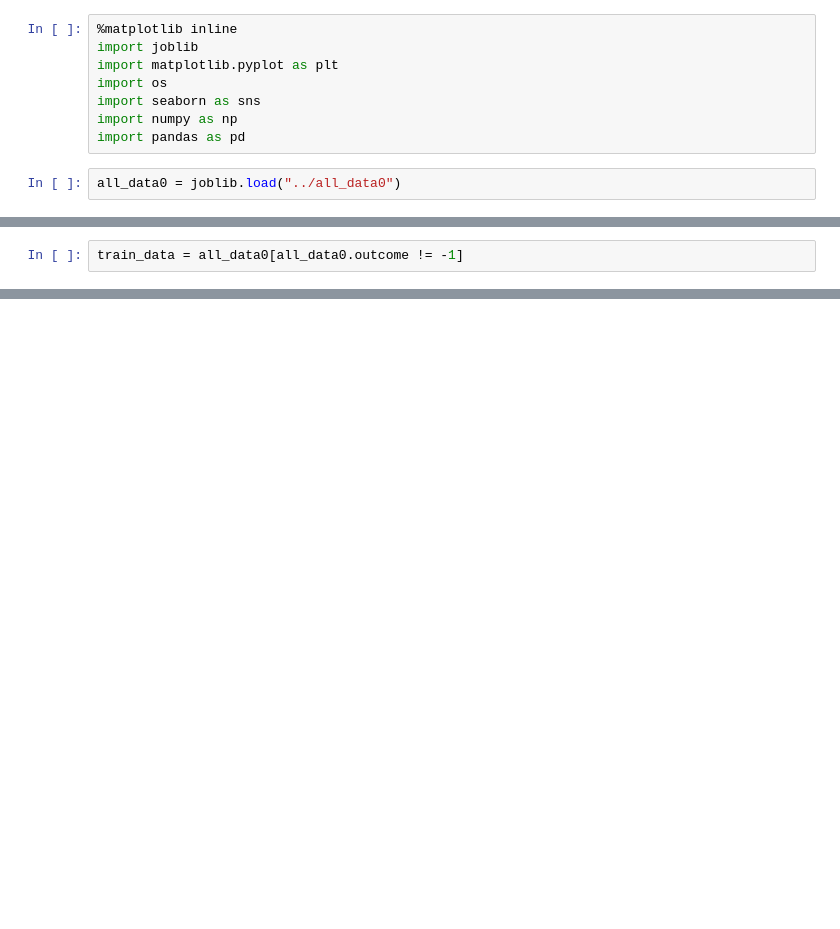
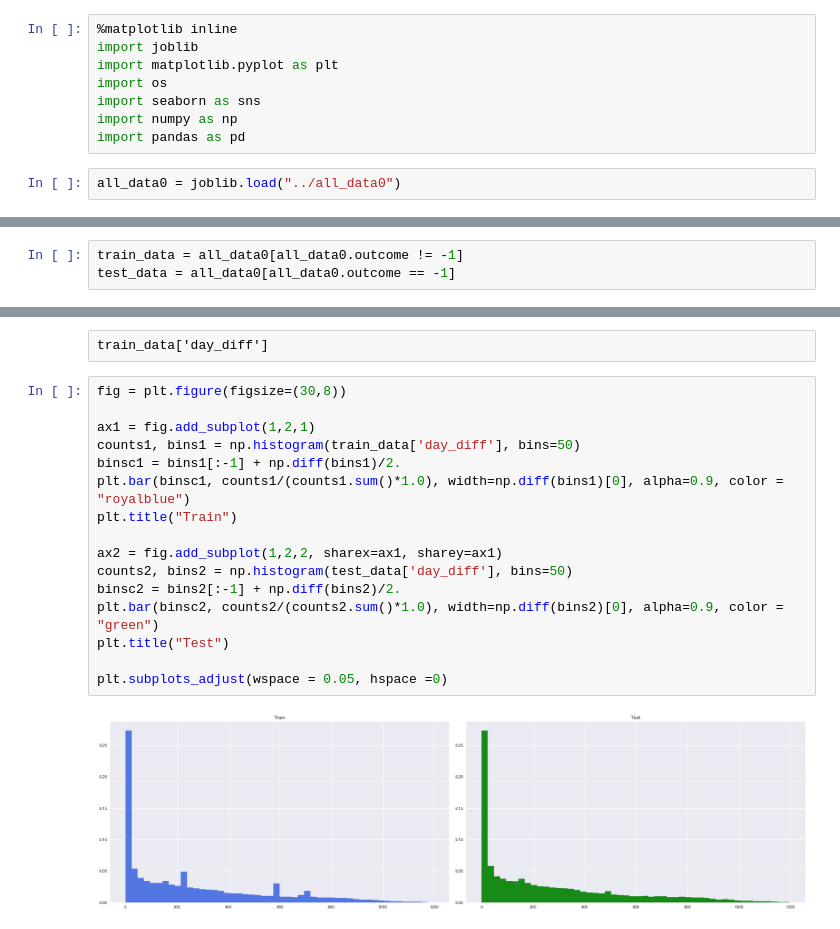
Before and after one commit to zxlmufc/redhat, a Jupyter notebook: cache/EDA/redhat_EDA.ipynb, the cells around one changed output, grey strips where cells are left out. Saved outputs shown, nothing was run; the diff lists cells and outputs as text; blank space fills up the shorter version.

```diff
--- a/cache/EDA/redhat_EDA.ipynb
+++ b/cache/EDA/redhat_EDA.ipynb
@@ -11,5 +21,6 @@ all_data0 = joblib.load("../all_data0")
 # %%
 train_data = all_data0[all_data0.outcome != -1]
+test_data = all_data0[all_data0.outcome == -1]
 # %%
 train_data.columns
 # %% [output]
@@ -116,0 +139,20 @@ for ind, factor in enumerate(factors):
+# %% [raw]
+train_data['day_diff']
+# %%
+fig = plt.figure(figsize=(30,8))
+
+ax1 = fig.add_subplot(1,2,1)
+counts1, bins1 = np.histogram(train_data['day_diff'], bins=50)
+binsc1 = bins1[:-1] + np.diff(bins1)/2.
+plt.bar(binsc1, counts1/(counts1.sum()*1.0), width=np.diff(bins1)[0], alpha=0.9, color = "royalblue")
+plt.title("Train")
+
+ax2 = fig.add_subplot(1,2,2, sharex=ax1, sharey=ax1)
+counts2, bins2 = np.histogram(test_data['day_diff'], bins=50)
+binsc2 = bins2[:-1] + np.diff(bins2)/2.
+plt.bar(binsc2, counts2/(counts2.sum()*1.0), width=np.diff(bins2)[0], alpha=0.9, color = "green")
+plt.title("Test")
+
+plt.subplots_adjust(wspace = 0.05, hspace =0)
+# %% [output]
+[figure, added]
```
Also changed, not shown: parts of 31 cells of this notebook.
